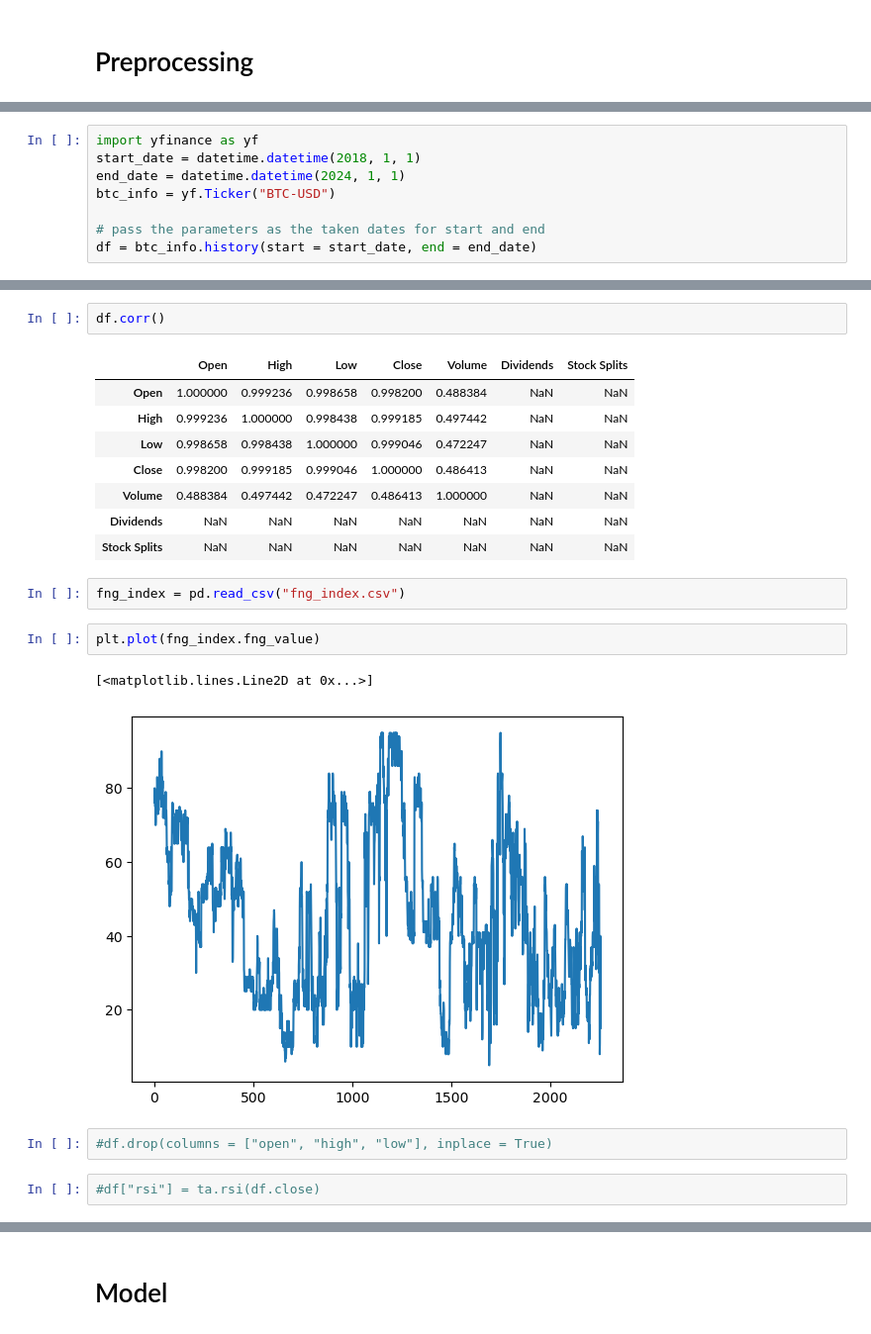
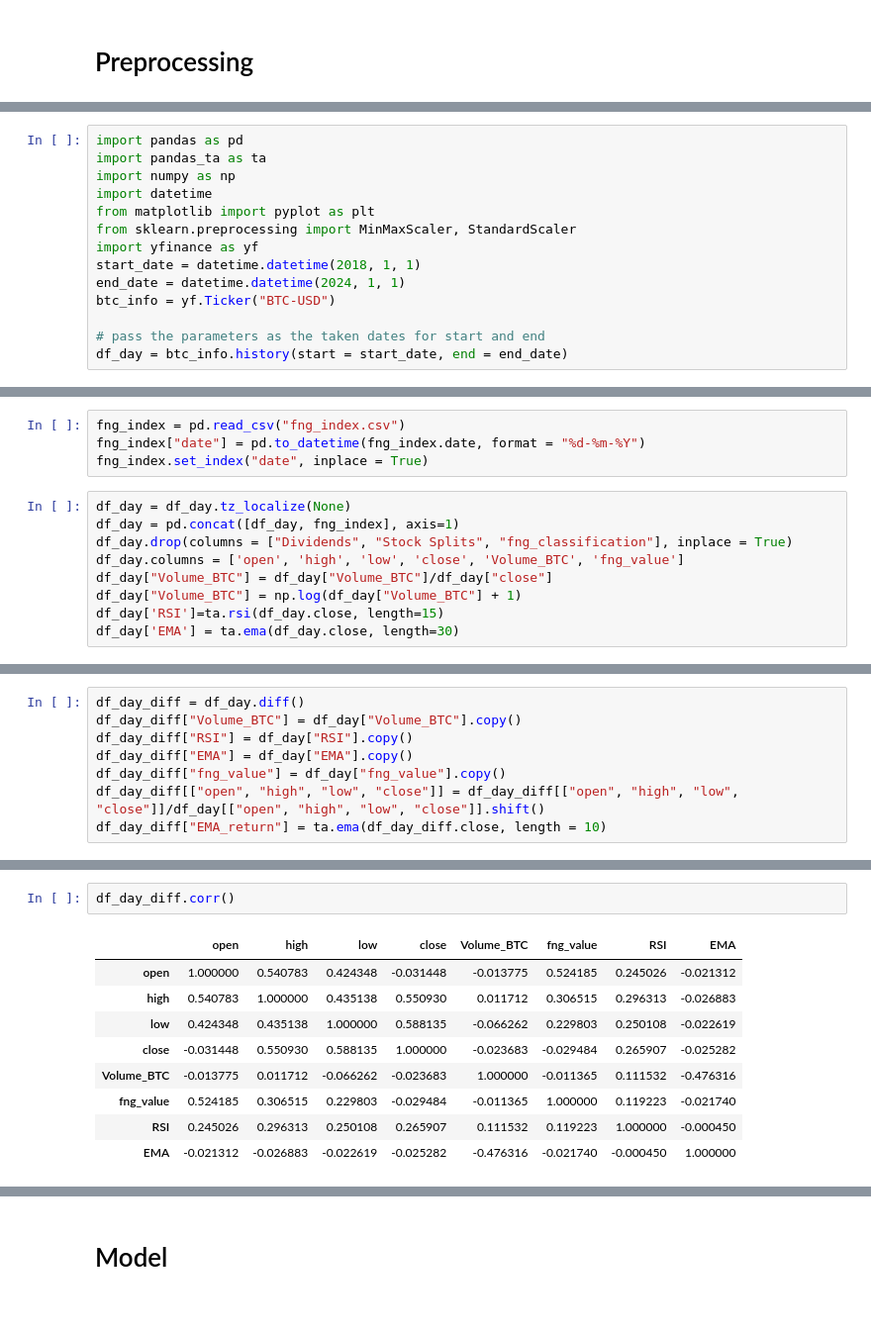
Before and after one commit to Daconic/STAT4012_Group2, a Jupyter notebook: Sunny/lstm.ipynb, the cells around one changed output, grey strips where cells are left out. Shown at 99% size. Cells and saved outputs as stored; diff of their text form.

```diff
--- a/Sunny/lstm.ipynb
+++ b/Sunny/lstm.ipynb
@@ -18,8 +46,14 @@ df = df.iloc[::-1]
 # %%
+import pandas as pd
+import pandas_ta as ta
+import numpy as np
+import datetime
+from matplotlib import pyplot as plt
+from sklearn.preprocessing import MinMaxScaler, StandardScaler
 import yfinance as yf
 start_date = datetime.datetime(2018, 1, 1)
 end_date = datetime.datetime(2024, 1, 1)
 btc_info = yf.Ticker("BTC-USD")
 
 # pass the parameters as the taken dates for start and end
-df = btc_info.history(start = start_date, end = end_date)
+df_day = btc_info.history(start = start_date, end = end_date)
@@ -25,0 +86,13 @@ df = btc_info.history(start = start_date, end = end_date)
+# %%
+fng_index = pd.read_csv("fng_index.csv")
+fng_index["date"] = pd.to_datetime(fng_index.date, format = "%d-%m-%Y")
+fng_index.set_index("date", inplace = True)
+# %%
+df_day = df_day.tz_localize(None)
+df_day = pd.concat([df_day, fng_index], axis=1)
+df_day.drop(columns = ["Dividends", "Stock Splits", "fng_classification"], inplace = True)
+df_day.columns = ['open', 'high', 'low', 'close', 'Volume_BTC', 'fng_value']
+df_day["Volume_BTC"] = df_day["Volume_BTC"]/df_day["close"]
+df_day["Volume_BTC"] = np.log(df_day["Volume_BTC"] + 1)
+df_day['RSI']=ta.rsi(df_day.close, length=15)
+df_day['EMA'] = ta.ema(df_day.close, length=30)
@@ -25,0 +115,8 @@ df = btc_info.history(start = start_date, end = end_date)
+# %%
+df_day_diff = df_day.diff()
+df_day_diff["Volume_BTC"] = df_day["Volume_BTC"].copy()
+df_day_diff["RSI"] = df_day["RSI"].copy()
+df_day_diff["EMA"] = df_day["EMA"].copy()
+df_day_diff["fng_value"] = df_day["fng_value"].copy()
+df_day_diff[["open", "high", "low", "close"]] = df_day_diff[["open", "high", "low", "close"]]/df_day[["open", "high", "low", "close"]].shift()
+df_day_diff["EMA_return"] = ta.ema(df_day_diff.close, length = 10)
@@ -26,22 +147,12 @@ df = btc_info.history(start = start_date, end = end_date)
 # %%
-df.corr()
+df_day_diff.corr()
 # %% [output]
-|  | Open | High | Low | Close | Volume | Dividends | Stock Splits |
-| Open | 1.000000 | 0.999236 | 0.998658 | 0.998200 | 0.488384 | NaN | NaN |
-| High | 0.999236 | 1.000000 | 0.998438 | 0.999185 | 0.497442 | NaN | NaN |
-| Low | 0.998658 | 0.998438 | 1.000000 | 0.999046 | 0.472247 | NaN | NaN |
-| Close | 0.998200 | 0.999185 | 0.999046 | 1.000000 | 0.486413 | NaN | NaN |
-| Volume | 0.488384 | 0.497442 | 0.472247 | 0.486413 | 1.000000 | NaN | NaN |
-| Dividends | NaN | NaN | NaN | NaN | NaN | NaN | NaN |
-| Stock Splits | NaN | NaN | NaN | NaN | NaN | NaN | NaN |
+|  | open | high | low | close | Volume_BTC | fng_value | RSI | EMA |
+| open | 1.000000 | 0.540783 | 0.424348 | -0.031448 | -0.013775 | 0.524185 | 0.245026 | -0.021312 |
+| high | 0.540783 | 1.000000 | 0.435138 | 0.550930 | 0.011712 | 0.306515 | 0.296313 | -0.026883 |
+| low | 0.424348 | 0.435138 | 1.000000 | 0.588135 | -0.066262 | 0.229803 | 0.250108 | -0.022619 |
+| close | -0.031448 | 0.550930 | 0.588135 | 1.000000 | -0.023683 | -0.029484 | 0.265907 | -0.025282 |
+| Volume_BTC | -0.013775 | 0.011712 | -0.066262 | -0.023683 | 1.000000 | -0.011365 | 0.111532 | -0.476316 |
+| fng_value | 0.524185 | 0.306515 | 0.229803 | -0.029484 | -0.011365 | 1.000000 | 0.119223 | -0.021740 |
+| RSI | 0.245026 | 0.296313 | 0.250108 | 0.265907 | 0.111532 | 0.119223 | 1.000000 | -0.000450 |
+| EMA | -0.021312 | -0.026883 | -0.022619 | -0.025282 | -0.476316 | -0.021740 | -0.000450 | 1.000000 |
-# %%
-fng_index = pd.read_csv("fng_index.csv")
-# %%
-plt.plot(fng_index.fng_value)
-# %% [output]
-[<matplotlib.lines.Line2D at 0x...>]
-[figure, removed]
-# %%
-#df.drop(columns = ["open", "high", "low"], inplace = True)
-# %%
-#df["rsi"] = ta.rsi(df.close)
```
Also changed, not shown: parts of 80 cells of this notebook.
